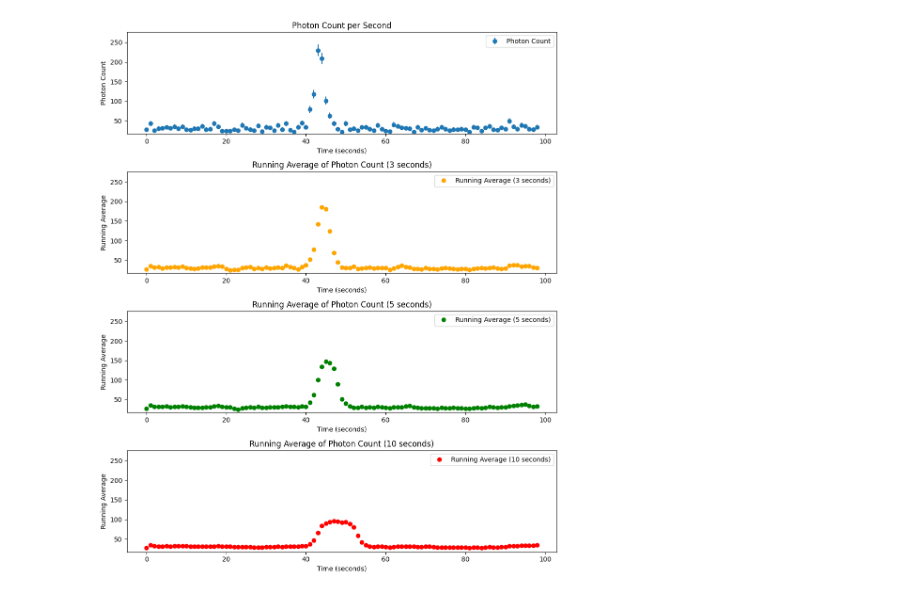
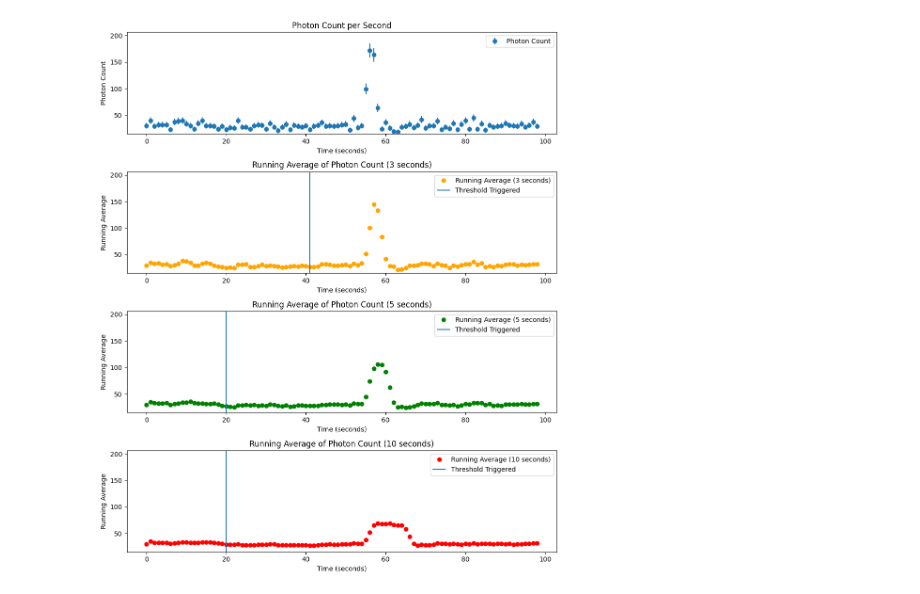
Before and after one commit to cassandradove/grb-trigger, a Jupyter notebook: simulator.ipynb, the cells around one changed output. Drawn from its saved outputs; the diff is of its cells as text; code cells hidden in the pictures.

```diff
--- a/simulator.ipynb
+++ b/simulator.ipynb
@@ -80,15 +80,35 @@ duration = 100  # Duration of the simulation in seconds
 rate = 30  # Rate of photon arrival per second
 size_list = 600  # Length of the photon list queue
 
-# GRB parameters [Cassie]
-grb_peak_time = np.random.uniform(0.25 * duration, 0.75 * duration)     # Timestamp of GRB peak in seconds, will be somewhere in middle of simulation
-grb_amplitude = 6  # Arbitrary amplitude of GRB
-grb_sigma = 2   # Arbitrary width modifier of GRB
+# Gamma ray burst class with default values [Cassie]
+class grb :
+    peak_time = np.random.uniform(0.25 * duration, 0.75 * duration)
+    amplitude = 4
+    sigma = 3
 
-# Returns a Gaussian curve with respect to time that can be added onto background noise to represent a GRB [Cassie]
-def burst_addition(curr_time):
-    exponent = ((curr_time - grb_peak_time) ** 2) / (-2 * grb_sigma)
-    return grb_amplitude * np.exp(exponent)
+    # Quick initialization of a GRB with default values that can be overridden if so desired [Cassie]
+    def __init__(self, peak_time = np.random.uniform(0.25 * duration, 0.75 * duration), amplitude = 5, sigma = 1):
+        self.peak_time = peak_time
+        self.amplitude = amplitude
+        self.sigma = sigma
+
+    # Returns a Gaussian curve with respect to time that can be added onto background noise to represent a GRB [Cassie]
+    def burst_addition(self, curr_time):
+        exponent = ((curr_time - self.peak_time) ** 2) / (-2 * self.sigma)
+        return self.amplitude * np.exp(exponent)
+
+default_grb = grb()
+second_burst = grb(default_grb.peak_time + 5, 3, 1)
+bursts = [default_grb]
+significance_constant = 6
+tail = 4
+
+trigger_threshold_met_3s = False
+triggered_timestamp_3s = -999
+trigger_threshold_met_5s = False
+triggered_timestamp_5s = -999
+trigger_threshold_met_10s = False
+triggered_timestamp_10s = -999
 
 # Initialize the FixedLengthLIFOQueue for photon counts
 photon_list_queue = deque(maxlen=size_list)
@@ -103,6 +123,7 @@ photon_count_data = []
 running_average_3s = []
 running_average_5s = []
 running_average_10s = []
+light_curve_3s = []
 
 # Initialize the FixedLengthLIFOQueue for running averages
 photon_count_queue_3s = FixedLengthLIFOQueue(3)
@@ -112,16 +133,15 @@ photon_count_queue_10s = FixedLengthLIFOQueue(10)
 while current_time < duration:
     time_to_next_event, photon_energy = get_photon_next(rate)
 
-    # Incorporation of GRB [Cassie]
-    #photon_energy += burst_addition(current_time)
-
     current_time += time_to_next_event
     accumulated_time += time_to_next_event
 
     if current_time < duration:
         photon_list_queue.appendleft((current_time, photon_energy))
         photon_count_in_last_second += 1
-        photon_count_in_last_second += burst_addition(current_time)
+
+        for burst in bursts :
+            photon_count_in_last_second += burst.burst_addition(current_time)
 
         if accumulated_time >= 1:
             # Push the photon count for the last second into the photon count queues
@@ -136,6 +156,27 @@ while current_time < duration:
 
             # Store data for plotting
             photon_count_data.append(photon_count_in_last_second)
+
+            look_back_to = 17
+            if (current_time <= look_back_to) :
+                look_back_to = 1
+
+            if (trigger_threshold_met_3s == False and current_time > tail + 1 and
+                (photon_count_data[-1] > running_average_3s[-1 * tail] + (significance_constant * np.std(running_average_3s[-1 * look_back_to : -1 * tail])))) :
+                trigger_threshold_met_3s = True
+                triggered_timestamp_3s = current_time - tail
+
+            if (trigger_threshold_met_5s == False and current_time > tail + 1 and
+                (photon_count_data[-1] > running_average_5s[-1 * tail] + (significance_constant * np.std(running_average_5s[-1 * look_back_to : -1 * tail])))) :
+                trigger_threshold_met_5s = True
+                triggered_timestamp_5s = current_time - tail
+
+            if (trigger_threshold_met_10s == False and current_time > tail + 1 and
+                (photon_count_data[-1] > running_average_10s[-1 * tail] + (significance_constant * np.std(running_average_10s[-1 * look_back_to : -1 * tail])))) :
+                trigger_threshold_met_10s = True
+                triggered_timestamp_10s = current_time - tail
+
+
 
             # Reset for the next second
             photon_count_in_last_second = 0
@@ -163,6 +204,7 @@ ax1.legend()
 
 # Plot running average for 3 seconds
 ax2.plot(running_average_3s, 'o', label='Running Average (3 seconds)', color='orange')
+ax2.vlines(triggered_timestamp_3s, y_range_min, y_range_max, label='Threshold Triggered')
 ax2.set_xlabel('Time (seconds)')
 ax2.set_ylabel('Running Average')
 ax2.set_title('Running Average of Photon Count (3 seconds)')
@@ -171,6 +213,7 @@ ax2.legend()
 
 # Plot running average for 5 seconds
 ax3.plot(running_average_5s, 'o', label='Running Average (5 seconds)', color='green')
+ax3.vlines(triggered_timestamp_5s, y_range_min, y_range_max, label='Threshold Triggered')
 ax3.set_xlabel('Time (seconds)')
 ax3.set_ylabel('Running Average')
 ax3.set_title('Running Average of Photon Count (5 seconds)')
@@ -179,13 +222,19 @@ ax3.legend()
 
 # Plot running average for 10 seconds
 ax4.plot(running_average_10s, 'o', label='Running Average (10 seconds)', color='red')
+ax4.vlines(triggered_timestamp_10s, y_range_min, y_range_max, label='Threshold Triggered')
 ax4.set_xlabel('Time (seconds)')
 ax4.set_ylabel('Running Average')
 ax4.set_title('Running Average of Photon Count (10 seconds)')
 ax4.set_ylim(y_range_min, y_range_max)  # Set the same y-axis range for all plots
 ax4.legend()
 
-print("GRB at " + str(grb_peak_time) + " seconds with amplitude " + str(grb_amplitude) + " and sigma value " + str(grb_sigma))
+for burst in bursts :
+    print("GRB at " + str(burst.peak_time) + " seconds with amplitude " + str(burst.amplitude) + " and sigma value " + str(burst.sigma))
+
+print("3s running average triggered at " + str(triggered_timestamp_3s))
+print("5s running average triggered at " + str(triggered_timestamp_5s))
+print("10s running average triggered at " + str(triggered_timestamp_10s))
 plt.tight_layout()
 plt.show()
 # %% [output]
@@ -193 +245 @@ GRB at 43.75285644366426 seconds with amplitude 6 and sigma value 2
-[figure, old version]
+[figure, new version]
```
Also changed, not shown: parts of 1 cell of this notebook, 1 other file.
